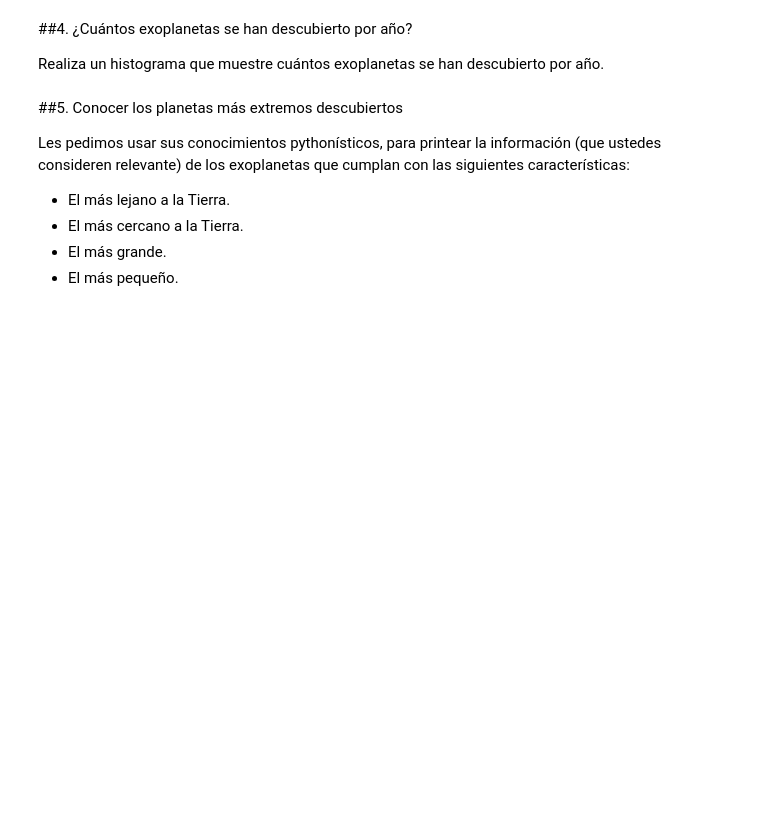
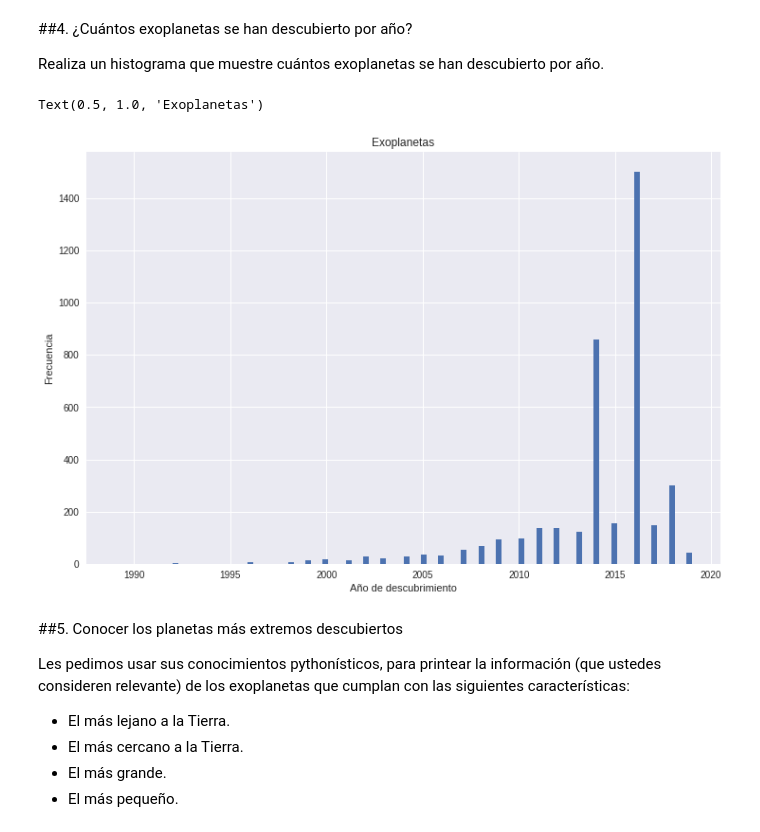
Before and after one commit to chenriquezb/minitarea3, a Jupyter notebook: minitarea3.ipynb, the cells around one changed output. Cells and saved outputs as stored; diff of their text form; code cells hidden in the pictures; blank space fills up the shorter version.

```diff
--- a/minitarea3.ipynb
+++ b/minitarea3.ipynb
@@ -216,3 +214,16 @@ Realiza un histograma que muestre cuántos exoplanetas se han descubierto por a
+# %%
+# Hacer histograma
+#pl_disc: Year of Discovery
+
+plt.figure(figsize=(12,8))
+plt.hist(planetas['pl_disc'],bins=100)
+
+plt.xlabel('Año de descubrimiento')
+plt.ylabel('Frecuencia')
+plt.title('Exoplanetas')
+# %% [output]
+Text(0.5, 1.0, 'Exoplanetas')
+[figure, added]
 # %% [markdown]
 ##5. Conocer los planetas más extremos descubiertos
 
```
Also changed, not shown: parts of 1 cell of this notebook.
